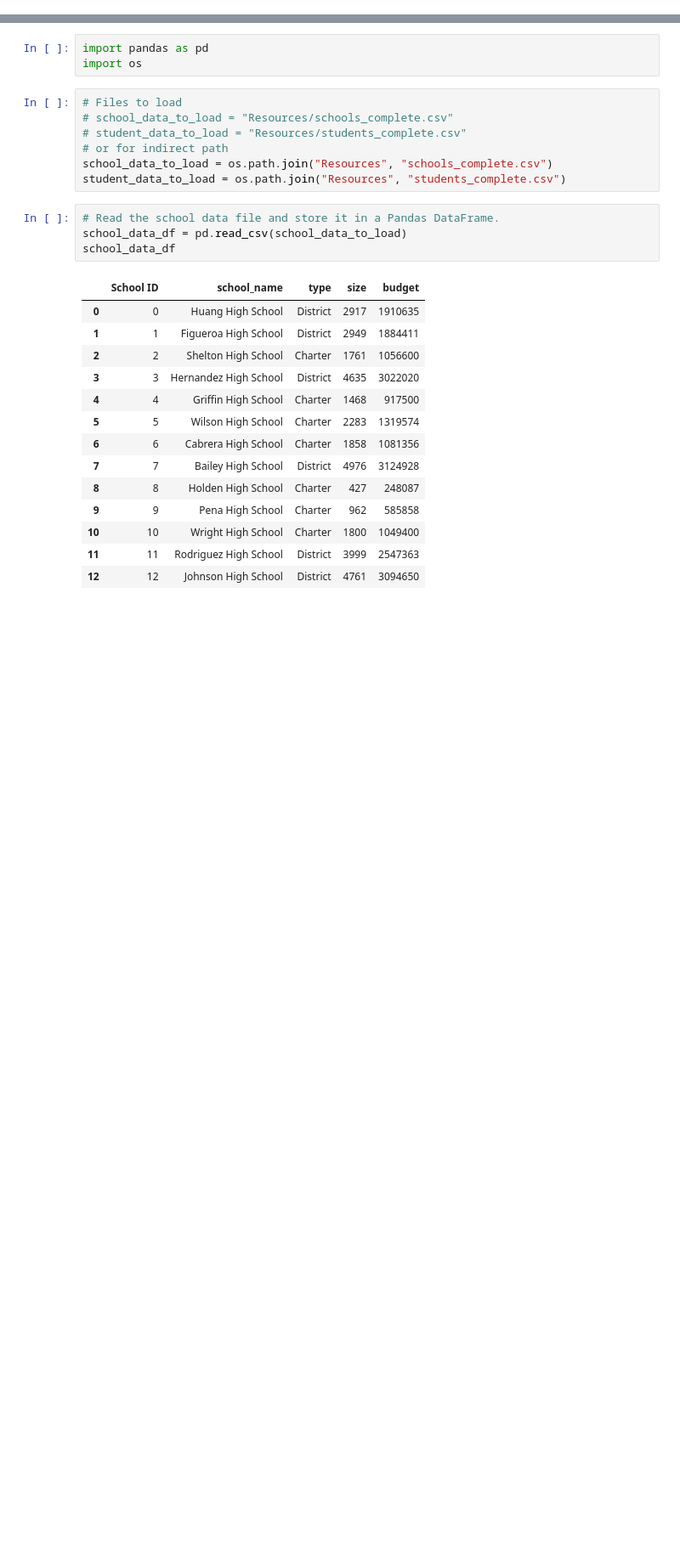
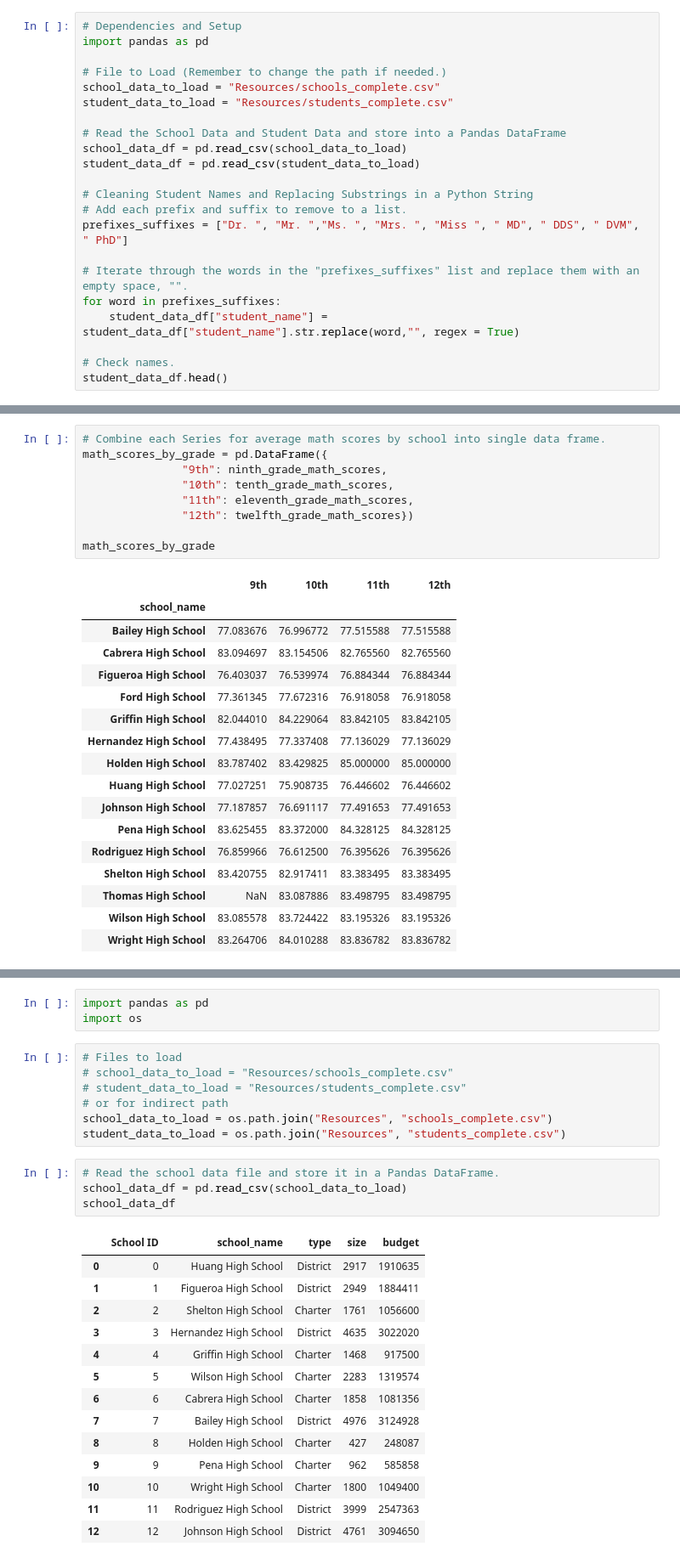
Before and after one commit to Dainade17/School_District_Analysis_updated, a Jupyter notebook: PyCitySchools_Challenge.ipynb, the cells around one changed output, grey strips where cells are left out. Shown: that part at 85% size. Drawn from its saved outputs; the diff is of its cells as text; blank space fills up the shorter version.

```diff
--- a/PyCitySchools_Challenge.ipynb
+++ b/PyCitySchools_Challenge.ipynb
@@ -981,0 +1,22 @@ type_summary_df
+# %%
+# Dependencies and Setup
+import pandas as pd
+
+# File to Load (Remember to change the path if needed.)
+school_data_to_load = "Resources/schools_complete.csv"
+student_data_to_load = "Resources/students_complete.csv"
+
+# Read the School Data and Student Data and store into a Pandas DataFrame
+school_data_df = pd.read_csv(school_data_to_load)
+student_data_df = pd.read_csv(student_data_to_load)
+
+# Cleaning Student Names and Replacing Substrings in a Python String
+# Add each prefix and suffix to remove to a list.
+prefixes_suffixes = ["Dr. ", "Mr. ","Ms. ", "Mrs. ", "Miss ", " MD", " DDS", " DVM", " PhD"]
+
+# Iterate through the words in the "prefixes_suffixes" list and replace them with an empty space, "".
+for word in prefixes_suffixes:
+    student_data_df["student_name"] = student_data_df["student_name"].str.replace(word,"", regex = True)
+
+# Check names.
+student_data_df.head()
@@ -981,0 +777,27 @@ type_summary_df
+# %%
+# Combine each Series for average math scores by school into single data frame.
+math_scores_by_grade = pd.DataFrame({
+               "9th": ninth_grade_math_scores,
+               "10th": tenth_grade_math_scores,
+               "11th": eleventh_grade_math_scores,
+               "12th": twelfth_grade_math_scores})
+
+math_scores_by_grade
+# %% [output]
+|  | 9th | 10th | 11th | 12th |
+| school_name |  |  |  |  |
+| Bailey High School | 77.083676 | 76.996772 | 77.515588 | 77.515588 |
+| Cabrera High School | 83.094697 | 83.154506 | 82.765560 | 82.765560 |
+| Figueroa High School | 76.403037 | 76.539974 | 76.884344 | 76.884344 |
+| Ford High School | 77.361345 | 77.672316 | 76.918058 | 76.918058 |
+| Griffin High School | 82.044010 | 84.229064 | 83.842105 | 83.842105 |
+| Hernandez High School | 77.438495 | 77.337408 | 77.136029 | 77.136029 |
+| Holden High School | 83.787402 | 83.429825 | 85.000000 | 85.000000 |
+| Huang High School | 77.027251 | 75.908735 | 76.446602 | 76.446602 |
+| Johnson High School | 77.187857 | 76.691117 | 77.491653 | 77.491653 |
+| Pena High School | 83.625455 | 83.372000 | 84.328125 | 84.328125 |
+| Rodriguez High School | 76.859966 | 76.612500 | 76.395626 | 76.395626 |
+| Shelton High School | 83.420755 | 82.917411 | 83.383495 | 83.383495 |
+| Thomas High School | NaN | 83.087886 | 83.498795 | 83.498795 |
+| Wilson High School | 83.085578 | 83.724422 | 83.195326 | 83.195326 |
+| Wright High School | 83.264706 | 84.010288 | 83.836782 | 83.836782 |
```
Also changed, not shown: parts of 160 cells of this notebook.
